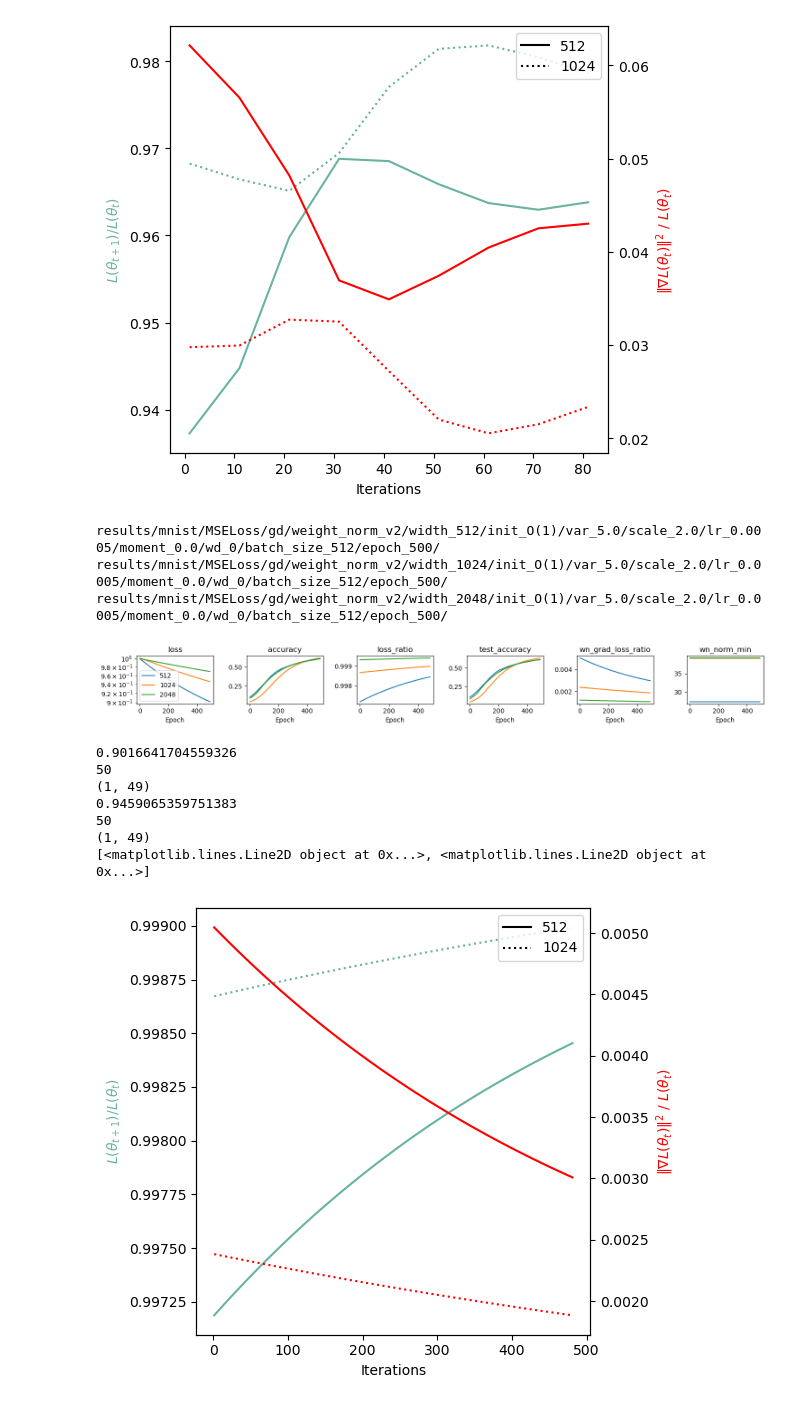
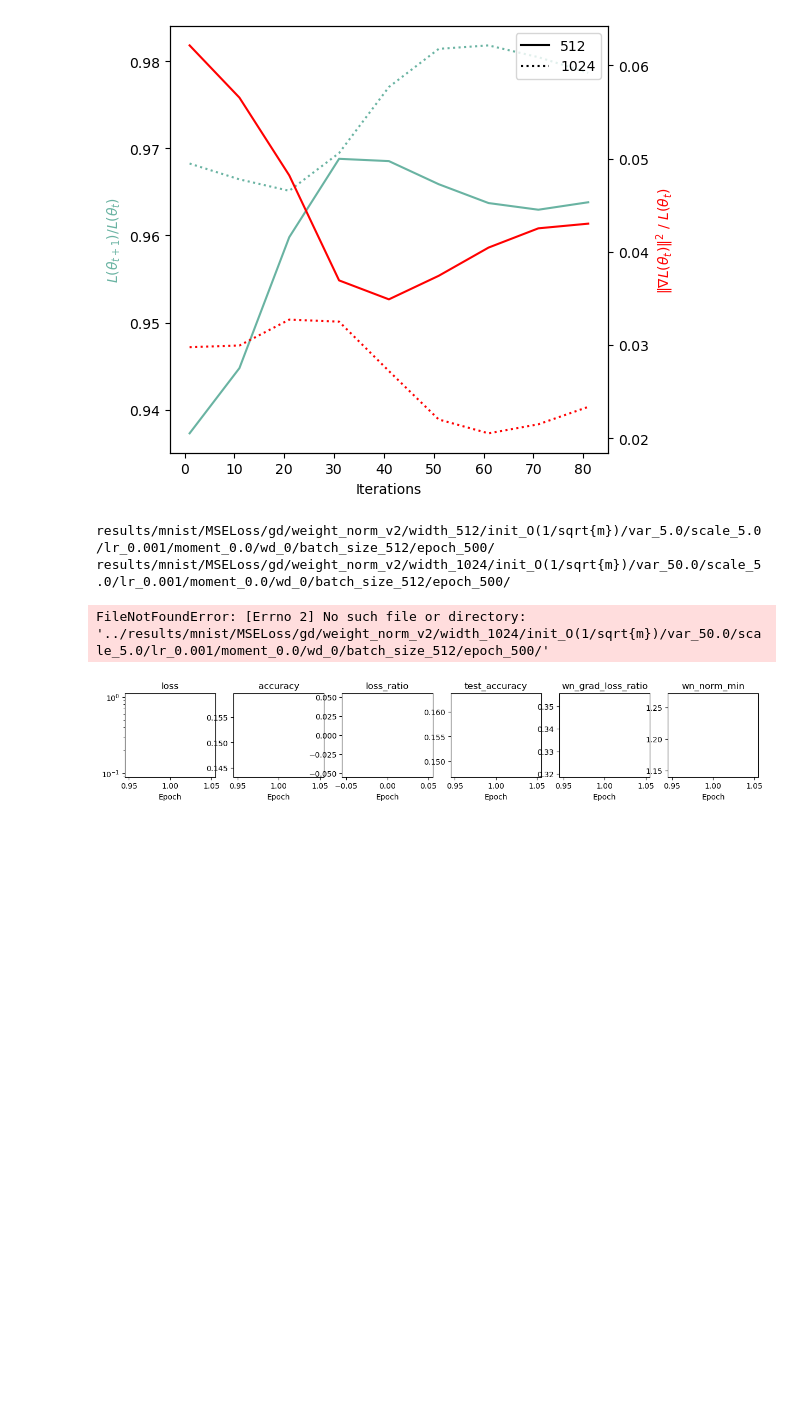
Before and after one commit to lucmonl/mlopt, a Jupyter notebook: notebook/weight_norm.ipynb, the cells around one changed output. Saved outputs shown, nothing was run; the diff lists cells and outputs as text; code cells hidden in the pictures; blank space fills up the shorter version.

```diff
--- a/notebook/weight_norm.ipynb
+++ b/notebook/weight_norm.ipynb
@@ -1402,40 +1402,32 @@ results/mnist/MSELoss/gd/weight_norm_v2/width_2048/init_O(1/sqrt{m})/var_0.5/sca
 # %%
 from plot_functions import plot_figures_opts_attrs, plot_loss_ratio_vs_grad
 from main import graphs
 
-lr, dataset_name, loss_name, opt_name, momentum, weight_decay, batch_size, epochs = 0.0005, "mnist", 'MSELoss', "gd", 0.0, 0, 512, 500
+lr, dataset_name, loss_name, opt_name, momentum, weight_decay, batch_size, epochs = 0.001, "mnist", 'MSELoss', "gd", 0.0, 0, 512, 500
 model_name = "weight_norm_v2"
-wn_init_mode, wn_basis_var, wn_scale= "O(1)", 5.0, 2.0
+wn_init_mode, wn_basis_var, wn_scale= "O(1)", 5.0, 5.0
 
 model_params = {}
 model_params[1] = {"width": 256, "init": wn_init_mode, "var": wn_basis_var, "scale": wn_scale,}
-model_params[512] = {"width": 512, "init": wn_init_mode, "var": wn_basis_var, "scale": wn_scale}
-model_params[1024] = {"width": 1024, "init": wn_init_mode, "var": wn_basis_var, "scale": wn_scale}
+model_params[512] = {"width": 512, "init": wn_init_mode, "var": 5.0, "scale": wn_scale}
+model_params[1024] = {"width": 1024, "init": wn_init_mode, "var": 50.0, "scale": wn_scale}
 model_params[2048] = {"width": 2048, "init": wn_init_mode, "var": wn_basis_var, "scale": wn_scale}
 model_params[4096] = {"width": 4096, "init": wn_init_mode, "var": wn_basis_var, "scale": wn_scale}
 
 opt_params = {}
 opt_params[1] = {'lr': lr, 'dataset_name':dataset_name, 'loss': loss_name, 'opt':opt_name, 'model_name':model_name, 'momentum':momentum, 'weight_decay':weight_decay, 'batch_size':batch_size, 'epochs':epochs}
 opt_params[512] = {'lr': lr, 'dataset_name':dataset_name, 'loss': loss_name, 'opt':opt_name, 'model_name':model_name, 'momentum':momentum, 'weight_decay':weight_decay, 'batch_size':batch_size, 'epochs':epochs}
 opt_params[1024] = {'lr': lr, 'dataset_name':dataset_name, 'loss': loss_name, 'opt':opt_name, 'model_name':model_name, 'momentum':momentum, 'weight_decay':weight_decay, 'batch_size':batch_size, 'epochs':epochs}
 opt_params[2048] = {'lr': lr, 'dataset_name':dataset_name, 'loss': loss_name, 'opt':opt_name, 'model_name':model_name, 'momentum':momentum, 'weight_decay':weight_decay, 'batch_size':batch_size, 'epochs':epochs}
 opt_params[4096] = {'lr': lr, 'dataset_name':dataset_name, 'loss': loss_name, 'opt':opt_name, 'model_name':model_name, 'momentum':momentum, 'weight_decay':weight_decay, 'batch_size':batch_size, 'epochs':epochs}
 
 #opt_params['norm-sgd'] = {"adv_eta":0.05, 'lr': lr, 'dataset_name':dataset_name, 'loss': loss_name, 'opt':'norm-sgd', 'model_name':model_name, 'momentum':momentum, 'weight_decay':weight_decay, 'batch_size':batch_size, 'epochs':5000}
 #opt_params['norm-sgd-0.1'] = {"adv_eta":0.01, 'lr': lr, 'dataset_name':dataset_name, 'loss': loss_name, 'opt':'norm-sgd', 'model_name':model_name, 'momentum':momentum, 'weight_decay':weight_decay, 'batch_size':batch_size, 'epochs':epochs}
 
-plot_figures_opts_attrs([512, 1024, 2048], model_params, opt_params, attrs=["loss", "accuracy", "loss_ratio", "test_accuracy", 'wn_grad_loss_ratio', 'wn_norm_min'])
+plot_figures_opts_attrs([512, 1024], model_params, opt_params, attrs=["loss", "accuracy", "loss_ratio", "test_accuracy", 'wn_grad_loss_ratio', 'wn_norm_min'])
 plot_loss_ratio_vs_grad([512, 1024], model_params, opt_params)
 # %% [output]
-results/mnist/MSELoss/gd/weight_norm_v2/width_512/init_O(1)/var_5.0/scale_2.0/lr_0.0005/moment_0.0/wd_0/batch_size_512/epoch_500/
-results/mnist/MSELoss/gd/weight_norm_v2/width_1024/init_O(1)/var_5.0/scale_2.0/lr_0.0005/moment_0.0/wd_0/batch_size_512/epoch_500/
-results/mnist/MSELoss/gd/weight_norm_v2/width_2048/init_O(1)/var_5.0/scale_2.0/lr_0.0005/moment_0.0/wd_0/batch_size_512/epoch_500/
+results/mnist/MSELoss/gd/weight_norm_v2/width_512/init_O(1/sqrt{m})/var_5.0/scale_5.0/lr_0.001/moment_0.0/wd_0/batch_size_512/epoch_500/
+results/mnist/MSELoss/gd/weight_norm_v2/width_1024/init_O(1/sqrt{m})/var_50.0/scale_5.0/lr_0.001/moment_0.0/wd_0/batch_size_512/epoch_500/
+FileNotFoundError: [Errno 2] No such file or directory: '../results/mnist/MSELoss/gd/weight_norm_v2/width_1024/init_O(1/sqrt{m})/var_50.0/scale_5.0/lr_0.001/moment_0.0/wd_0/batch_size_512/epoch_500/'
-[figure, old version]
+[figure, new version]
-0.9016641704559326
-50
-(1, 49)
-0.9459065359751383
-50
-(1, 49)
-[<matplotlib.lines.Line2D object at 0x...>, <matplotlib.lines.Line2D object at 0x...>]
-[figure, removed]
```
Also changed, not shown: parts of 3 cells of this notebook, 5 other files.
